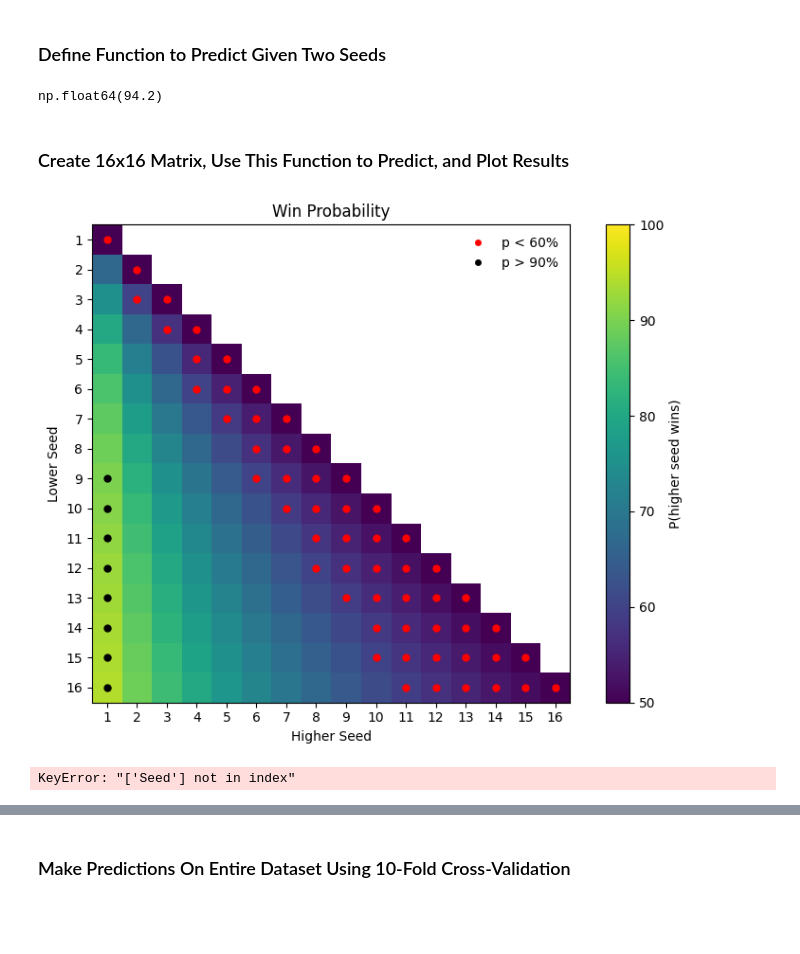
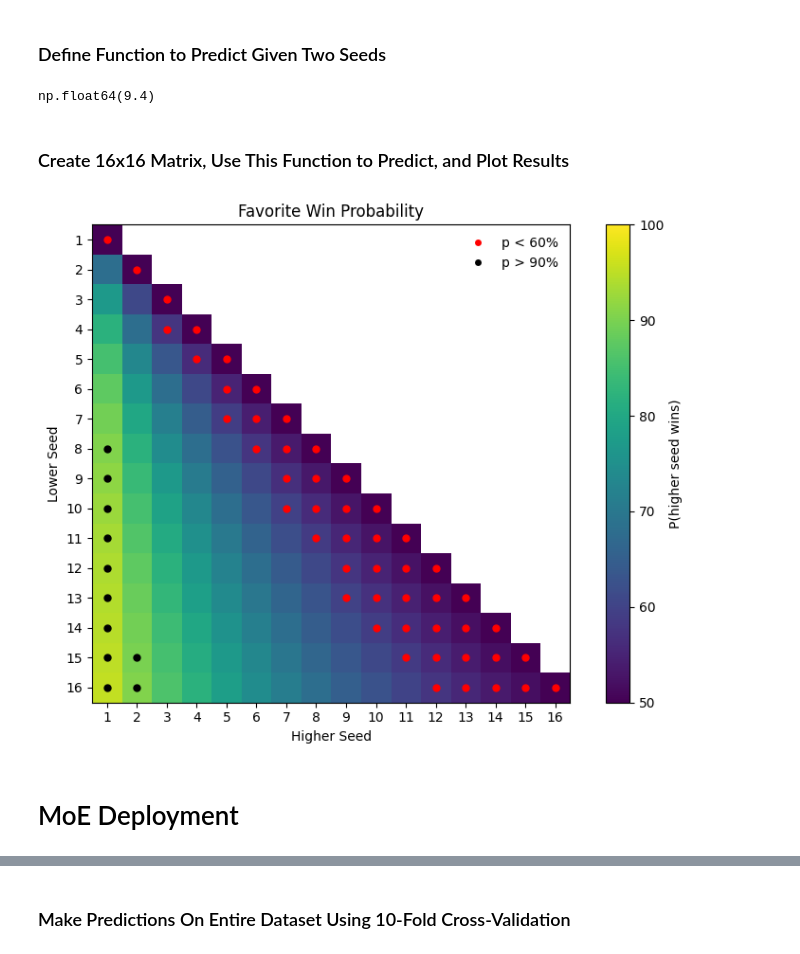
Before and after one commit to ethandavenport/March-Madness, a Jupyter notebook: MMM 26.ipynb, the cells around one changed output, grey strips where cells are left out. Cells and saved outputs as stored; diff of their text form; code cells hidden in the pictures; blank space fills up the shorter version.

```diff
--- a/MMM 26.ipynb
+++ b/MMM 26.ipynb
@@ -1311,0 +1131,6 @@ NN STDEV Log Loss: 0.046
+# %%
+alpha = 0.01              # LASSO strength
+n_features = 5            # base features per team (=> 2*n_features total)
+n_experts = 20            # number of logistic regressions in the mixture
+C_expert = 1.0            # regularization for expert models
+C_meta = 10.0             # regularization for meta model
@@ -1311,0 +1443,21 @@ NN STDEV Log Loss: 0.046
+# %%
+from moe_classifier import MixtureOfExperts, split_n_scale
+
+model = MixtureOfExperts(
+    alpha=0.01,
+    n_features=5,
+    n_experts=20,
+    C_expert=1.0,
+    C_meta=10.0
+)
+
+X_train_scaled, X_test_scaled, y_train, y_test, train_df, test_df = split_n_scale(df)
+model.fit(X_train_scaled, y_train)
+
+# Same interface as XGBClassifier / RandomForest
+proba  = model.predict_proba(X_test_scaled)   # shape (n, 2)
+preds  = model.predict(X_test_scaled)          # 0/1 labels
+loss   = log_loss(y_test, proba)
+
+# Bonus: inspect weights
+model.weights_summary(top_n=10)
@@ -1355,7 +1553,7 @@ from matplotlib.lines import Line2D
 # %%
 # add epsilon so that 1 and 2 aren't treated so differently
 epsilon = 1
-X = np.log((epsilon + df['BSeed']) / (epsilon + df['ASeed'])).to_frame(name='log_seed_ratio')
+X = np.log((epsilon + df['Seed_B']) / (epsilon + df['Seed_A'])).to_frame(name='log_seed_ratio')
 y = df['AWon']
 
 logit = LogisticRegression(
@@ -1378,31 +1576,31 @@ def predict_win_prob(seed_a, seed_b, model=logit):
     prediction = model.predict_proba(X_new)[0, 1]
     return round(prediction * 100, 1)
 
-predict_win_prob(1, 16)
+predict_win_prob(16, 2)
 # %% [output]
-np.float64(94.2)
+np.float64(9.4)
 # %% [markdown]
 ### Create 16x16 Matrix, Use This Function to Predict, and Plot Results
 # %%
 seeds = np.arange(1, 17)
 
-prob_matrix = pd.DataFrame(
+seed_probs = pd.DataFrame(
     [[predict_win_prob(a, b) for b in seeds] for a in seeds],
     index=seeds,
     columns=seeds
 )
 
-prob_matrix.index.name = "ASeed"
-prob_matrix.columns.name = "BSeed"
+seed_probs.index.name = "Seed_A"
+seed_probs.columns.name = "Seed_B"
 # %%
 # Copy and transform matrix so all values are 50–100%
-plot_matrix = prob_matrix.copy()
+plot_matrix = seed_probs.copy()
 
-for i in range(16):          # ASeed
-    for j in range(16):      # BSeed
+for i in range(16):          # Seed_A
+    for j in range(16):      # Seed_B
         p = plot_matrix.iloc[i, j]
 
-        # Keep only bottom-left triangle (ASeed >= BSeed)
+        # Keep only bottom-left triangle (Seed_A >= Seed_B)
         if i < j:
             plot_matrix.iloc[i, j] = np.nan
         else:
@@ -1414,36 +1612,34 @@ plt.colorbar(img, label='P(higher seed wins)')
 
 plt.xticks(range(16), seeds)
 plt.yticks(range(16), seeds)
 
 plt.xlabel('Higher Seed')
 plt.ylabel('Lower Seed')
-plt.title('Win Probability')
+plt.title('Favorite Win Probability')
 
 for i in range(16):
     for j in range(16):
         p = plot_matrix.iloc[i, j]
 
         if np.isnan(p):
             continue
 
         low = 60
         high = 90
 
         if 50 <= p <= low:
             plt.scatter(j, i, marker='o', color = 'red', s=25)
         elif p >= high:
             plt.scatter(j, i, marker='o', color = 'black', s=25)
 
 plt.legend(handles=[
     Line2D([0],[0], marker='o', color='w', label=f"p < {low}%", markerfacecolor='red', markersize=6),
     Line2D([0],[0], marker='o', color='w', label=f"p > {high}%", markerfacecolor='black', markersize=6)
 ], frameon=False)
 
 plt.tight_layout()
 plt.show()
 # %% [output]
-[figure, old version]
+[figure, new version]
-# %%
-team_data.dropna()[['NET RPI', 'Seed']]
-# %% [output]
-KeyError: "['Seed'] not in index"
+# %% [markdown]
+# MoE Deployment
```
Also changed, not shown: parts of 113 cells of this notebook.
